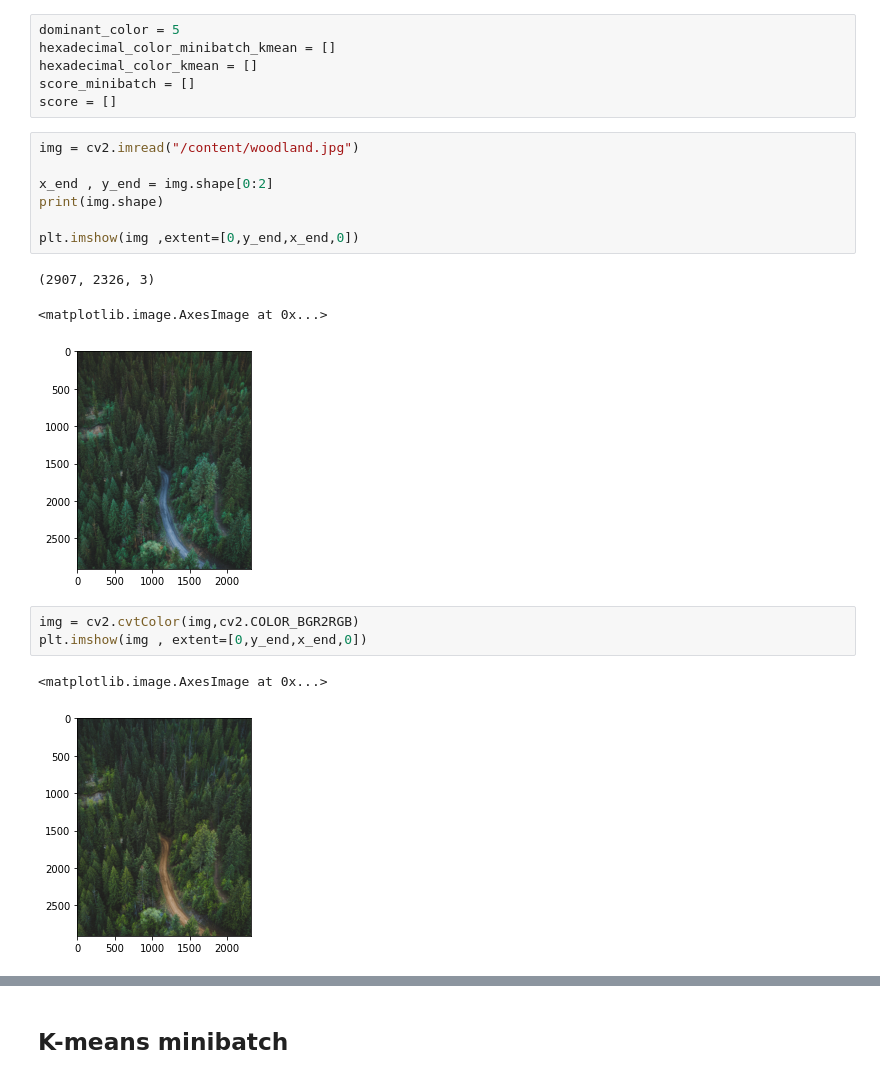
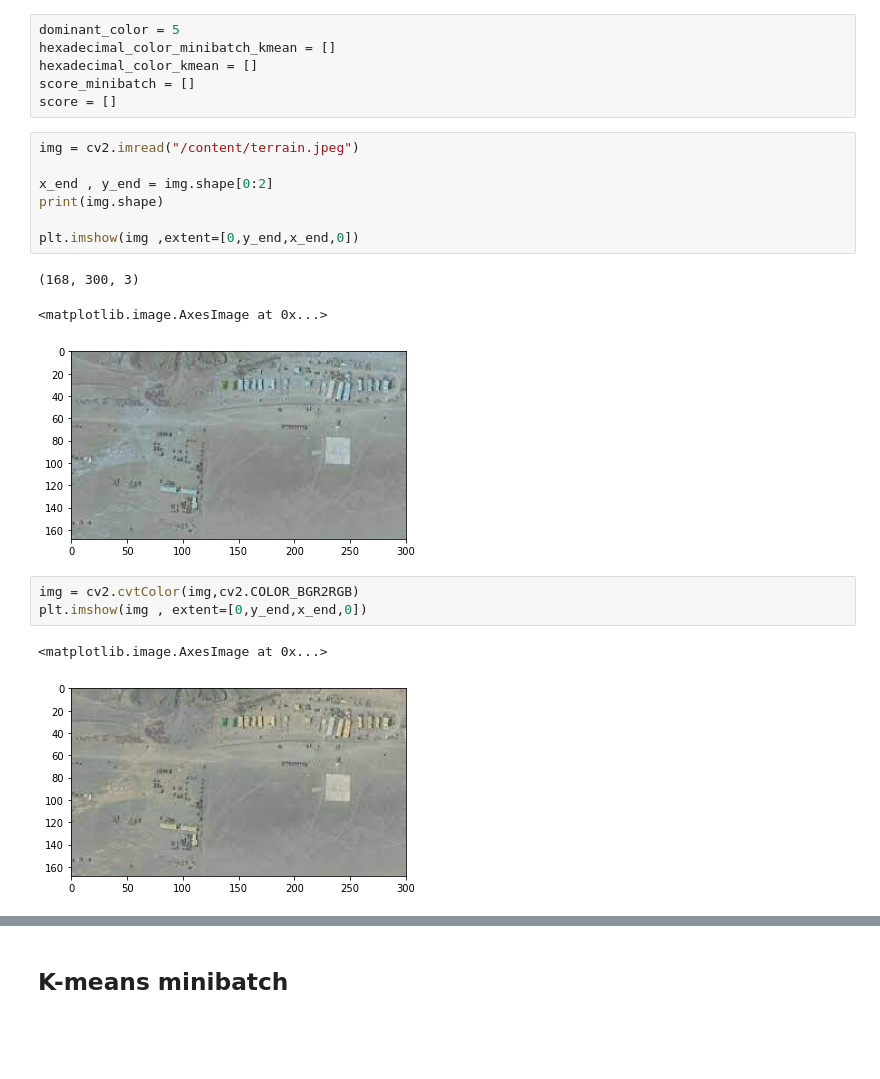
Before and after one commit to SYBIOTE/CMEPCMGN, a Jupyter notebook: comouflage_gen.ipynb, the cells around one changed output, grey strips where cells are left out. Drawn from its saved outputs; the diff is of its cells as text; blank space fills up the shorter version.

```diff
--- a/comouflage_gen.ipynb
+++ b/comouflage_gen.ipynb
@@ -305,22 +305,22 @@ hexadecimal_color_kmean = []
 score_minibatch = []
 score = []
 # %%
-img = cv2.imread("/content/woodland.jpg")
+img = cv2.imread("/content/terrain.jpeg")
 
 x_end , y_end = img.shape[0:2]
 print(img.shape)
 
 plt.imshow(img ,extent=[0,y_end,x_end,0])
 # %% [output]
-(2907, 2326, 3)
+(168, 300, 3)
 <matplotlib.image.AxesImage at 0x...>
-[figure, old version]
+[figure, new version]
 # %%
 img = cv2.cvtColor(img,cv2.COLOR_BGR2RGB)
 plt.imshow(img , extent=[0,y_end,x_end,0])
 # %% [output]
 <matplotlib.image.AxesImage at 0x...>
-[figure, old version]
+[figure, new version]
 # %%
 plt.imshow(img ,extent=[0,y_end,x_end,0])
 # %% [output]
```
Also changed, not shown: parts of 36 cells of this notebook.
